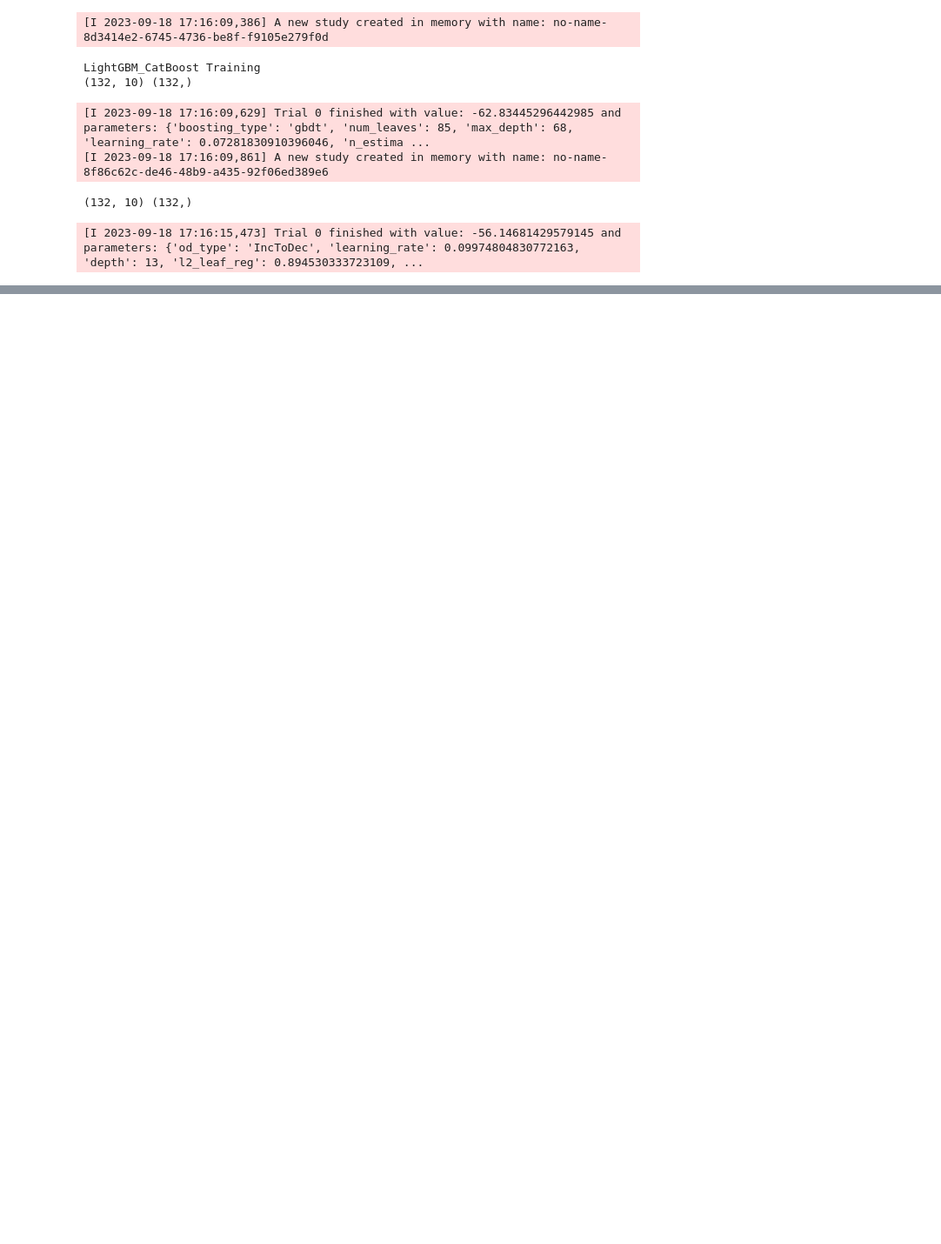
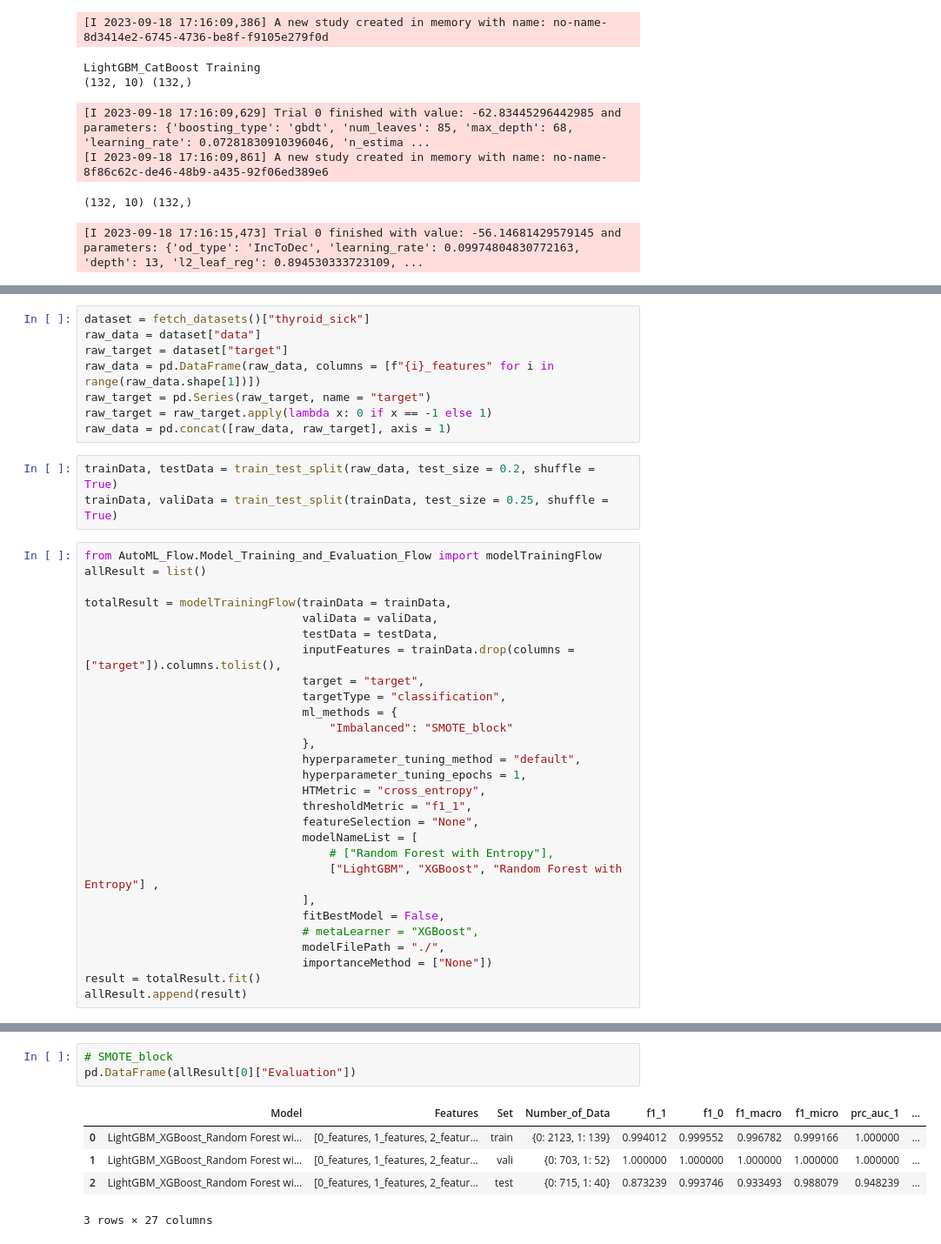
Before and after one commit to Wang-Jian-An/CustomizedAutoML, a Jupyter notebook: Example.ipynb, the cells around one changed output, grey strips where cells are left out. Shown at 87% size. Saved outputs shown, nothing was run; the diff lists cells and outputs as text; blank space fills up the shorter version.

Commit message:
feat: test imbalanced process with clustering

```diff
--- a/Example.ipynb
+++ b/Example.ipynb
@@ -330,0 +318,39 @@ pd.DataFrame(totalResult["Evaluation"])
+# %%
+dataset = fetch_datasets()["thyroid_sick"]
+raw_data = dataset["data"]
+raw_target = dataset["target"]
+raw_data = pd.DataFrame(raw_data, columns = [f"{i}_features" for i in range(raw_data.shape[1])])
+raw_target = pd.Series(raw_target, name = "target")
+raw_target = raw_target.apply(lambda x: 0 if x == -1 else 1)
+raw_data = pd.concat([raw_data, raw_target], axis = 1)
+# %%
+trainData, testData = train_test_split(raw_data, test_size = 0.2, shuffle = True)
+trainData, valiData = train_test_split(trainData, test_size = 0.25, shuffle = True)
+# %%
+from AutoML_Flow.Model_Training_and_Evaluation_Flow import modelTrainingFlow
+allResult = list()
+
+totalResult = modelTrainingFlow(trainData = trainData,
+                                valiData = valiData,
+                                testData = testData,
+                                inputFeatures = trainData.drop(columns = ["target"]).columns.tolist(),
+                                target = "target",
+                                targetType = "classification",
+                                ml_methods = {
+                                    "Imbalanced": "SMOTE_block"
+                                },
+                                hyperparameter_tuning_method = "default",
+                                hyperparameter_tuning_epochs = 1,
+                                HTMetric = "cross_entropy",
+                                thresholdMetric = "f1_1",
+                                featureSelection = "None",
+                                modelNameList = [
+                                    # ["Random Forest with Entropy"],
+                                    ["LightGBM", "XGBoost", "Random Forest with Entropy"] ,
+                                ],
+                                fitBestModel = False,
+                                # metaLearner = "XGBoost",
+                                modelFilePath = "./",
+                                importanceMethod = ["None"])
+result = totalResult.fit()
+allResult.append(result)
@@ -330,0 +376,9 @@ pd.DataFrame(totalResult["Evaluation"])
+# %%
+# SMOTE_block
+pd.DataFrame(allResult[0]["Evaluation"])
+# %% [output]
+|  | Model | Features | Set | Number_of_Data | f1_1 | f1_0 | f1_macro | f1_micro | prc_auc_1 | ... |
+| 0 | LightGBM_XGBoost_Random Forest wi... | [0_features, 1_features, 2_featur... | train | {0: 2123, 1: 139} | 0.994012 | 0.999552 | 0.996782 | 0.999166 | 1.000000 | ... |
+| 1 | LightGBM_XGBoost_Random Forest wi... | [0_features, 1_features, 2_featur... | vali | {0: 703, 1: 52} | 1.000000 | 1.000000 | 1.000000 | 1.000000 | 1.000000 | ... |
+| 2 | LightGBM_XGBoost_Random Forest wi... | [0_features, 1_features, 2_featur... | test | {0: 715, 1: 40} | 0.873239 | 0.993746 | 0.933493 | 0.988079 | 0.948239 | ... |
+3 rows × 27 columns
```
Also changed, not shown: parts of 6 cells of this notebook.
